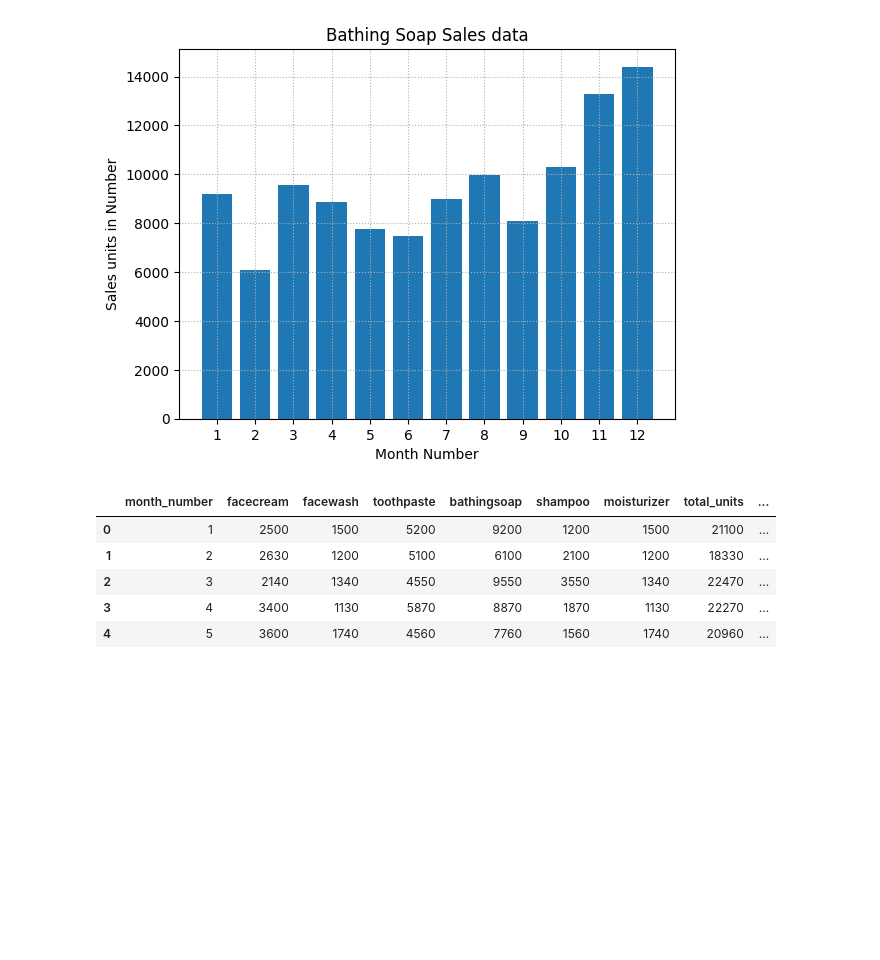
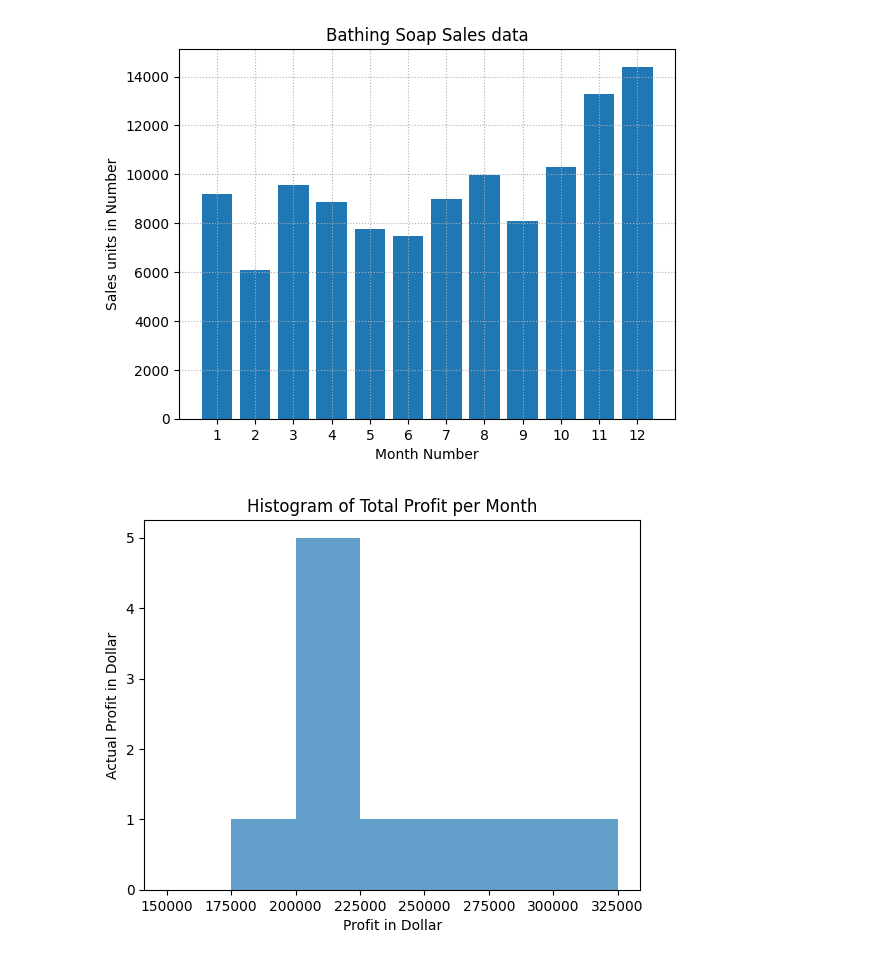
Before and after one commit to deepakatAviSoft/february_assignments, a Jupyter notebook: 13_02_2024.ipynb, the cells around one changed output. Cells and saved outputs as stored; diff of their text form; code cells hidden in the pictures; blank space fills up the shorter version.

```diff
--- a/13_02_2024.ipynb
+++ b/13_02_2024.ipynb
@@ -135,12 +135,23 @@ plt.ylabel('Sales units in Number')
 # %% [output]
 Text(0, 0.5, 'Sales units in Number')
 [figure]
-# %%
-df.head()
-# %% [output]
-|  | month_number | facecream | facewash | toothpaste | bathingsoap | shampoo | moisturizer | total_units | ... |
-| 0 | 1 | 2500 | 1500 | 5200 | 9200 | 1200 | 1500 | 21100 | ... |
-| 1 | 2 | 2630 | 1200 | 5100 | 6100 | 2100 | 1200 | 18330 | ... |
-| 2 | 3 | 2140 | 1340 | 4550 | 9550 | 3550 | 1340 | 22470 | ... |
-| 3 | 4 | 3400 | 1130 | 5870 | 8870 | 1870 | 1130 | 22270 | ... |
-| 4 | 5 | 3600 | 1740 | 4560 | 7760 | 1560 | 1740 | 20960 | ... |
+# %%
+# Calculate the total profit for each month
+total_profit_per_month = df['total_profit']
+
+# Define the bins for the histogram
+bins = np.arange(150000, 350000, 25000)
+
+# Plotting the histogram
+plt.hist(total_profit_per_month, bins=bins, alpha=0.7)
+
+# Adding labels and title
+plt.xlabel('Profit in Dollar')
+plt.ylabel('Actual Profit in Dollar')
+plt.title('Histogram of Total Profit per Month')
+
+
+# Show the plot
+plt.show()
+# %% [output]
+[figure, added]
```
Also changed, not shown: parts of 5 cells of this notebook.
